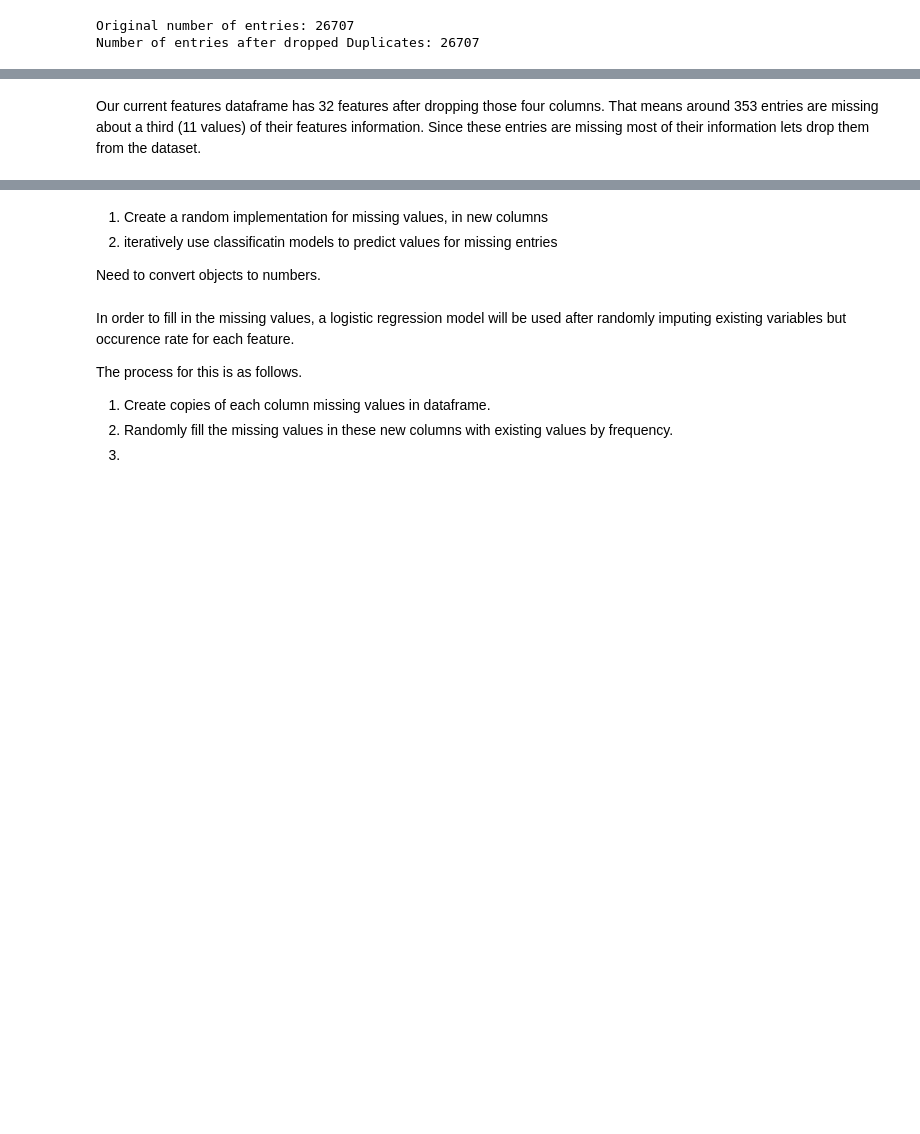
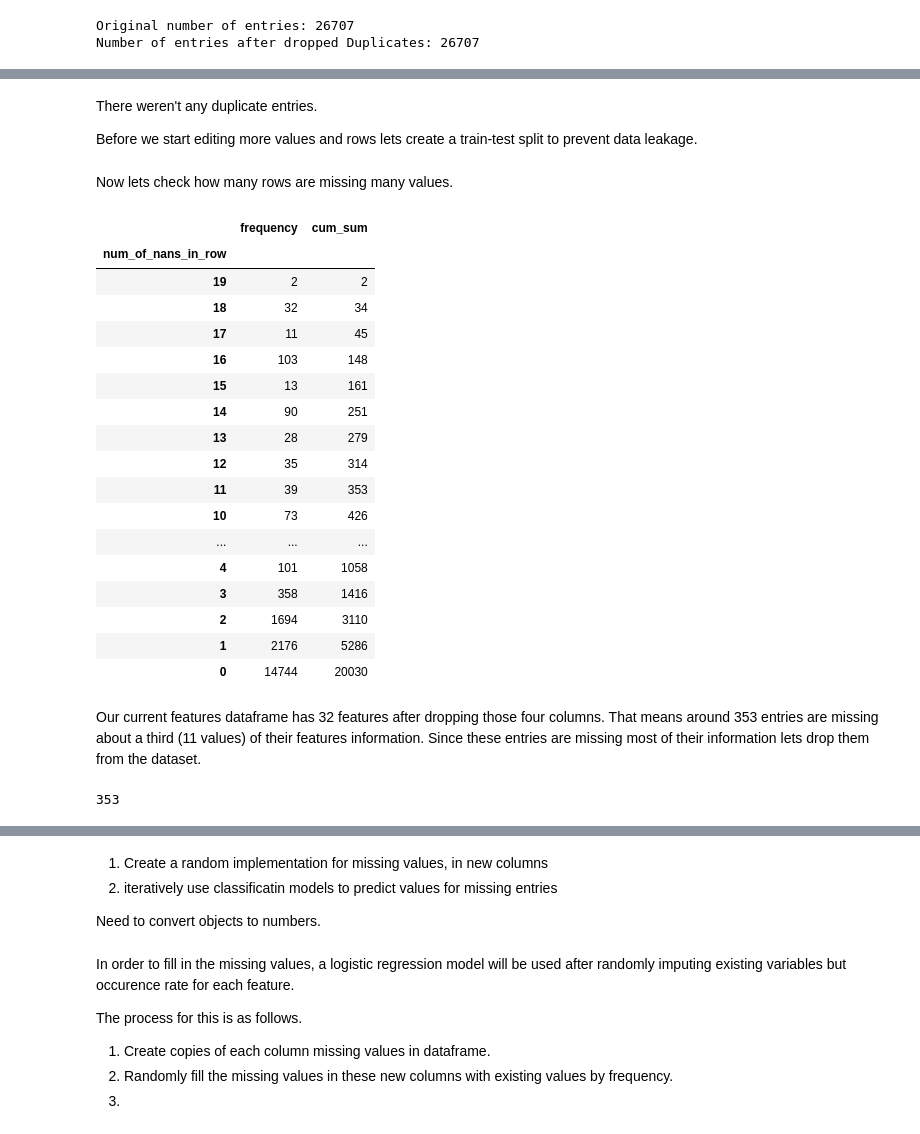
Before and after one commit to cschneck7/phase_3_project, a Jupyter notebook: H1N1 Vaccine Classification Notebook.ipynb, the cells around one changed output, grey strips where cells are left out. Saved outputs shown, nothing was run; the diff lists cells and outputs as text; code cells hidden in the pictures; blank space fills up the shorter version.

Commit message:
Contd Data Preparation

```diff
--- a/H1N1 Vaccine Classification Notebook.ipynb
+++ b/H1N1 Vaccine Classification Notebook.ipynb
@@ -146 +149,4 @@ dtype: int64
+# %%
+# Saving columns with many missing entries for later
+many_missing = missing_values[missing_values > 12000]
 # %% [markdown]
@@ -383,3 +279,70 @@ dtype: int64
+# %% [markdown]
+There weren't any duplicate entries.
+
+Before we start editing more values and rows lets create a train-test split to prevent data leakage.
+# %%
+# Creates training and test splits to prevent data leakage
+X_train, X_test, y_train, y_test = train_test_split(X_prep, y_prep, test_size=.25, random_state=42)
+# %% [markdown]
+Now lets check how many rows are missing many values.
+# %%
+def missing_row_entries(df):
+    '''
+    Prints a DataFrame where:
+        index = num of nan entries in a row
+        frequency = number of rows with amount of nans defined by index
+        cum_sum = cumulative sum starting with rows with most missing entries
+
+    inputs: df = DataFrame with missing entries
+    output: DataFrame, with nan per row information
+    '''
+
+    # Creates a list with number of missing values in each row
+    nan_per_row = []
+    for i in range(df.shape[0]):
+        nan_per_row.append(df.iloc[i,:].isna().sum())
+
+    # creates dataseries of missing values
+    nan_per_row_ds = pd.Series(nan_per_row)
+    nan_per_row_ds.rename('frequency', inplace=True)
+
+    # gets frequeny of nan amounts in rows
+    nan_row_counts = nan_per_row_ds.value_counts()
+
+#     Orders nan_row_counts descending by most nans down
+    ordered_missing_nan = nan_row_counts[nan_row_counts.keys().sort_values(ascending=False)]
+
+#     Creates dataseries with cumulative sum
+    nan_cum_sum = np.cumsum(ordered_missing_nan)
+    nan_cum_sum.rename('cum_sum', inplace=True)
+
+#     Creates DataFrame with rows per missing values amount, and cum sum
+    nan_df = pd.concat([ordered_missing_nan, nan_cum_sum], axis=1)
+    nan_df.rename_axis('num_of_nans_in_row', inplace=True)
+
+    return nan_df
+# %%
+# Find row missing nan information
+missing_row_entries(X_train)
+# %% [output]
+|  | frequency | cum_sum |
+| num_of_nans_in_row |  |  |
+| 19 | 2 | 2 |
+| 18 | 32 | 34 |
+| 17 | 11 | 45 |
+| 16 | 103 | 148 |
+| 15 | 13 | 161 |
+| 14 | 90 | 251 |
+| 13 | 28 | 279 |
+| 12 | 35 | 314 |
+| 11 | 39 | 353 |
+| 10 | 73 | 426 |
+| ... | ... | ... |
+| 4 | 101 | 1058 |
+| 3 | 358 | 1416 |
+| 2 | 1694 | 3110 |
+| 1 | 2176 | 5286 |
+| 0 | 14744 | 20030 |
 # %% [markdown]
 Our current features dataframe has 32 features after dropping those four columns. That means around 353 entries are missing about a third (11 values) of their features information. Since these entries are missing most of their information lets drop them from the dataset.
 # %%
@@ -422,4 +385,12 @@ Many_Nans_Row_Drop_FT = FunctionTransformer(drop_rows_by_nans, kw_args = {'y': '
                                                                           'nan_threshold': 11})
 # %%
 # Creates training set of both features and target to be transformed
-train_set = pd.concat([X_train_mod, y_train], axis=1).copy()
+train_set = pd.concat([X_train, y_train], axis=1).copy()
+
+# Transforms training set
+X_train_mod, y_train_mod = Many_Nans_Row_Drop_FT.fit_transform(train_set)
+
+# Checks change in shape to ensure proper amount of entries were dropped
+X_train.shape[0] - X_train_mod.shape[0]
+# %% [output]
+353
```
Also changed, not shown: parts of 24 cells of this notebook.
